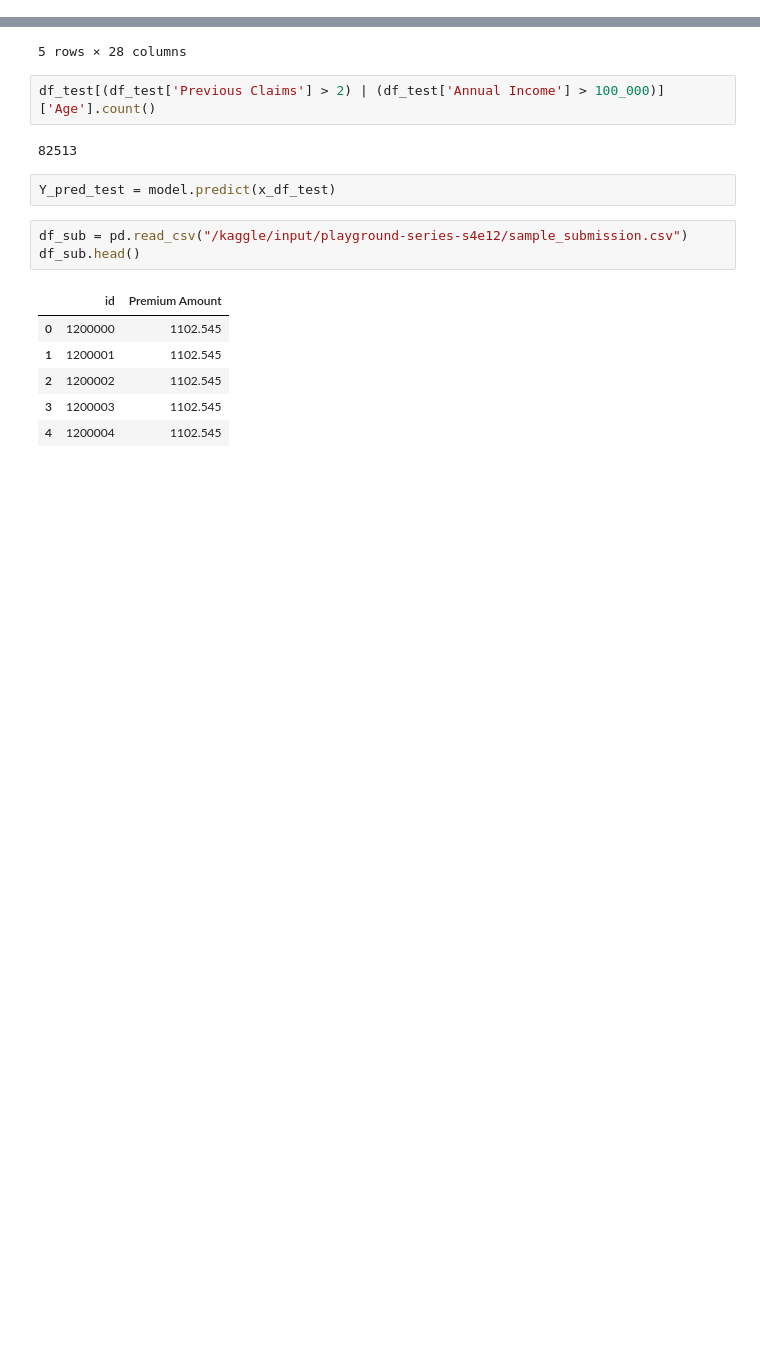
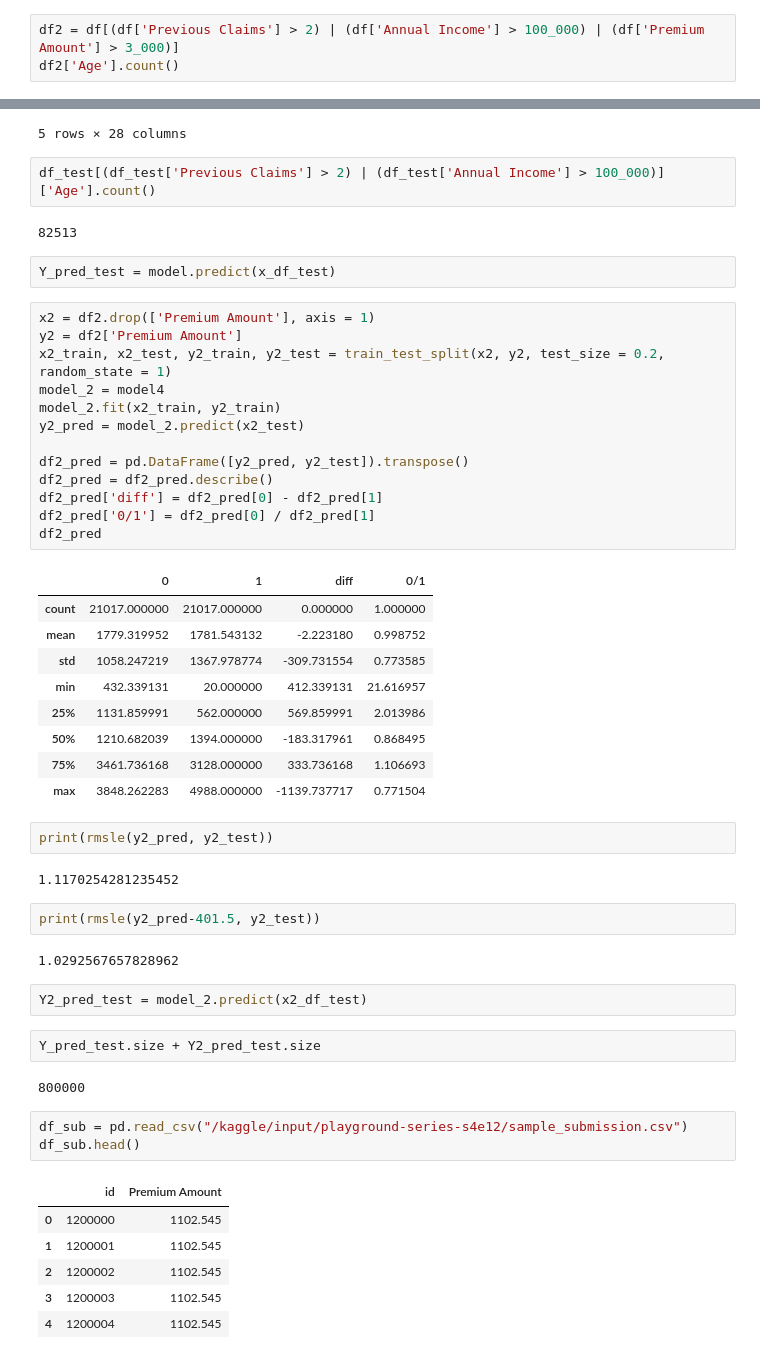
Before and after one commit to yash-meshram/Insurance-Premium, a Jupyter notebook: insurance-premium.ipynb, the cells around one changed output, grey strips where cells are left out. Saved outputs shown, nothing was run; the diff lists cells and outputs as text; blank space fills up the shorter version.

```diff
--- a/insurance-premium.ipynb
+++ b/insurance-premium.ipynb
@@ -179,3 +179,6 @@ df[(df['Previous Claims'] > 2) | (df['Annual Income'] > 100_000) | (df['Premium
 df['Age'].count()
 # %% [output]
 775274
+# %%
+df2 = df[(df['Previous Claims'] > 2) | (df['Annual Income'] > 100_000) | (df['Premium Amount'] > 3_000)]
+df2['Age'].count()
@@ -304,6 +311,43 @@ df_test[(df_test['Previous Claims'] > 2) | (df_test['Annual Income'] > 100_000)]
 82513
 # %%
 Y_pred_test = model.predict(x_df_test)
+# %%
+x2 = df2.drop(['Premium Amount'], axis = 1)
+y2 = df2['Premium Amount']
+x2_train, x2_test, y2_train, y2_test = train_test_split(x2, y2, test_size = 0.2, random_state = 1)
+model_2 = model4
+model_2.fit(x2_train, y2_train)
+y2_pred = model_2.predict(x2_test)
+
+df2_pred = pd.DataFrame([y2_pred, y2_test]).transpose()
+df2_pred = df2_pred.describe()
+df2_pred['diff'] = df2_pred[0] - df2_pred[1]
+df2_pred['0/1'] = df2_pred[0] / df2_pred[1]
+df2_pred
+# %% [output]
+|  | 0 | 1 | diff | 0/1 |
+| count | 21017.000000 | 21017.000000 | 0.000000 | 1.000000 |
+| mean | 1779.319952 | 1781.543132 | -2.223180 | 0.998752 |
+| std | 1058.247219 | 1367.978774 | -309.731554 | 0.773585 |
+| min | 432.339131 | 20.000000 | 412.339131 | 21.616957 |
+| 25% | 1131.859991 | 562.000000 | 569.859991 | 2.013986 |
+| 50% | 1210.682039 | 1394.000000 | -183.317961 | 0.868495 |
+| 75% | 3461.736168 | 3128.000000 | 333.736168 | 1.106693 |
+| max | 3848.262283 | 4988.000000 | -1139.737717 | 0.771504 |
+# %%
+print(rmsle(y2_pred, y2_test))
+# %% [output]
+1.1170254281235452
+# %%
+print(rmsle(y2_pred-401.5, y2_test))
+# %% [output]
+1.0292567657828962
+# %%
+Y2_pred_test = model_2.predict(x2_df_test)
+# %%
+Y_pred_test.size + Y2_pred_test.size
+# %% [output]
+800000
 # %%
 df_sub = pd.read_csv("/kaggle/input/playground-series-s4e12/sample_submission.csv")
 df_sub.head()
```
Also changed, not shown: parts of 8 cells of this notebook.
